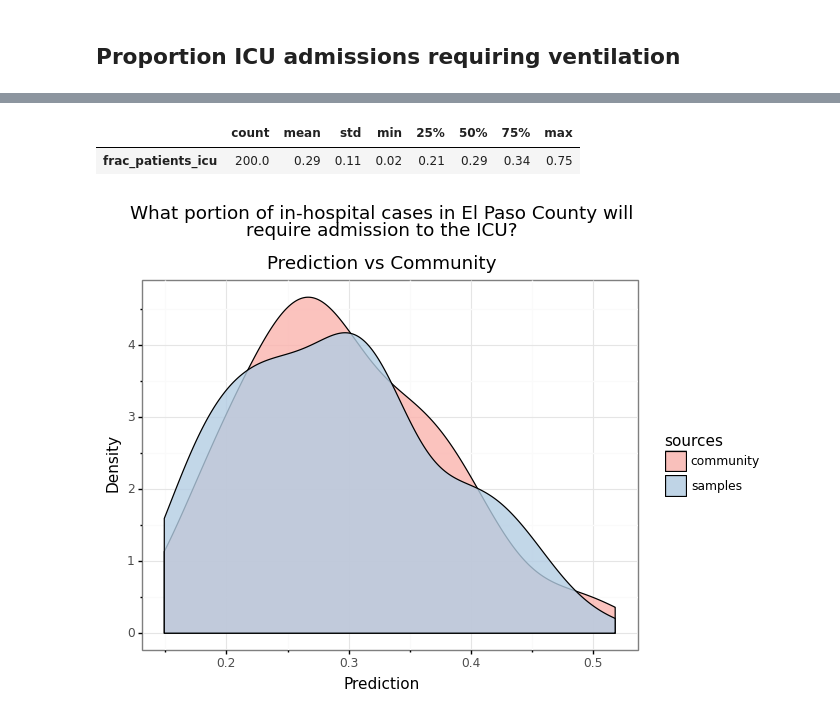
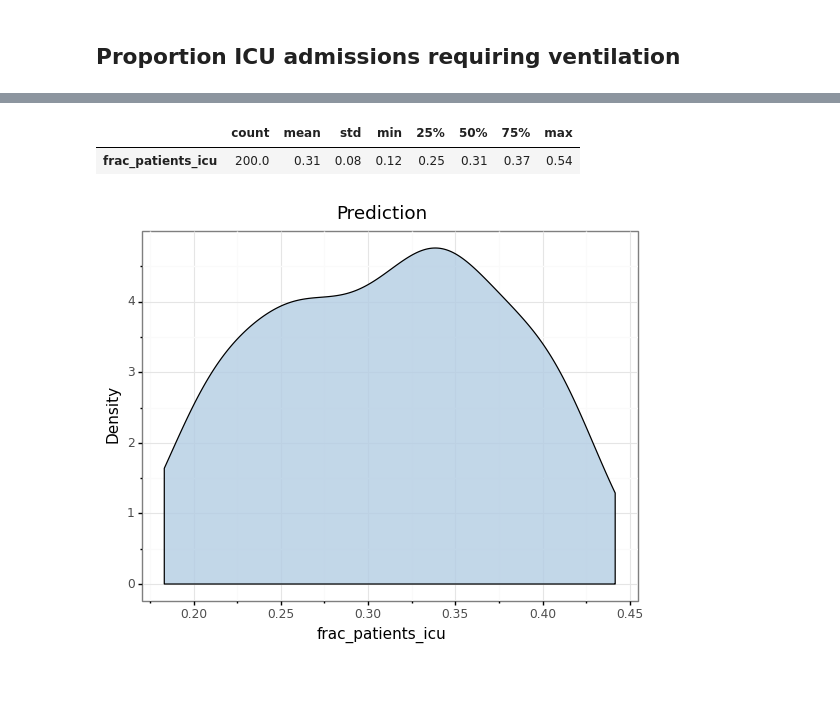
Before and after one commit to oughtinc/ergo, a Jupyter notebook: notebooks/build/covid-19.ipynb, the cells around one changed output, grey strips where cells are left out. Saved outputs shown, nothing was run; the diff lists cells and outputs as text; code cells hidden in the pictures; blank space fills up the shorter version.

```diff
--- a/notebooks/build/covid-19.ipynb
+++ b/notebooks/build/covid-19.ipynb
@@ -249 +274,3 @@ def frac_icu_ventilation():
+# %%
+myqs = getNotebookQuestions()
 # %%
@@ -319,23 +347,23 @@ plot_question(mean_infections_peak678)
 # %%
-@question(metaculus, 4155, community_weight=0.7)
+@myqs.question()
 def frac_patients_icu():
     """
     What portion of in-hospital cases in El Paso County will require admission
     to the ICU?
 
     Following @katifish's approach:
     https://pandemic.metaculus.com/questions/4155/#comment-28054
 
     TODO: Add others from katifish comment
     """
     alpha = 0.1 # Rescaling counts becase we're more uncertain than implied by counts
     return ergo.random_choice([
       ergo.beta_from_hits(alpha * 121, alpha * 508),
       ergo.beta_from_hits(alpha * 181, alpha * 507),
     ])
-plot_question(frac_patients_icu)
+myqs.plot_question(frac_patients_icu)
 # %% [output]
 |  | count | mean | std | min | 25% | 50% | 75% | max |
-| frac_patients_icu | 200.0 | 0.29 | 0.11 | 0.02 | 0.21 | 0.29 | 0.34 | 0.75 |
+| frac_patients_icu | 200.0 | 0.31 | 0.08 | 0.12 | 0.25 | 0.31 | 0.37 | 0.54 |
-[figure, old version]
+[figure, new version]
 # %%
```
Also changed, not shown: parts of 25 cells of this notebook, 2 other files.
